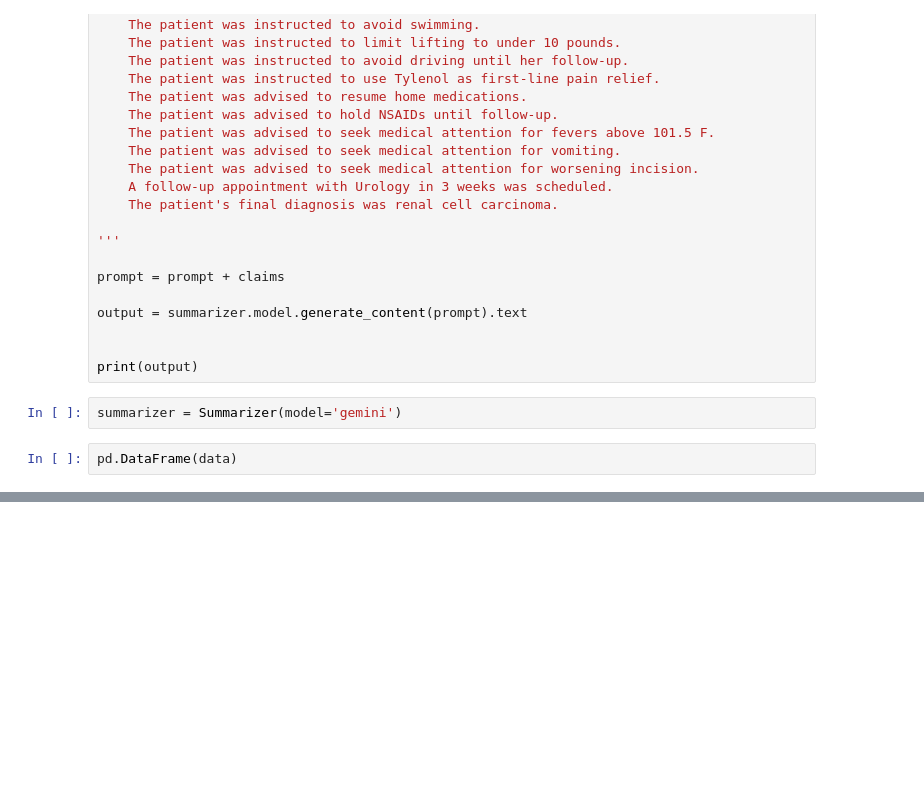
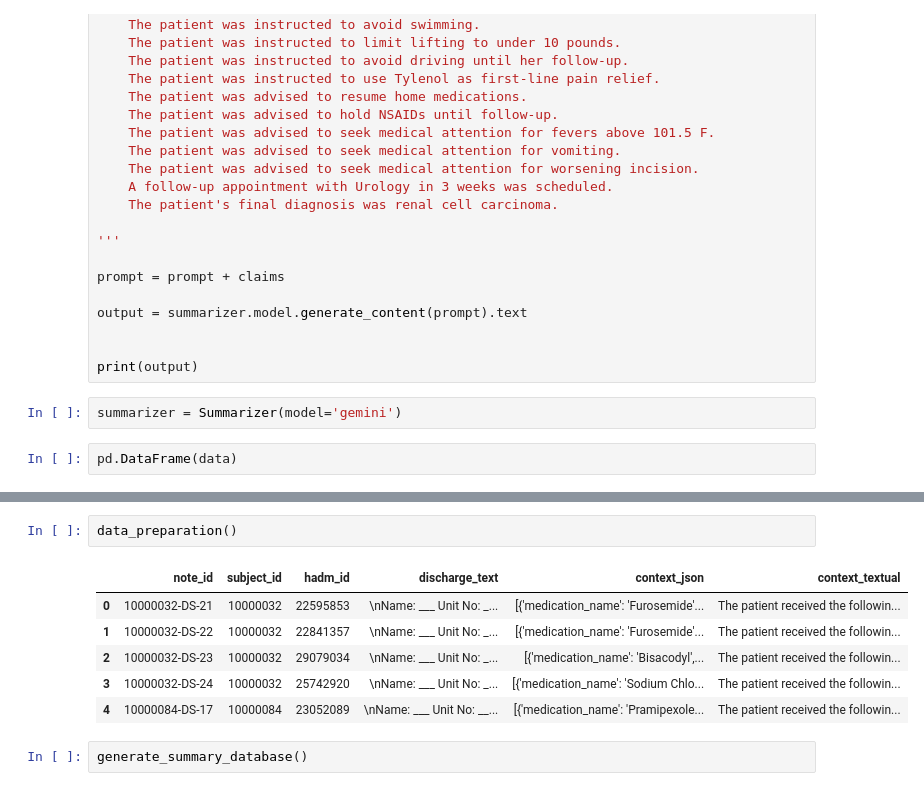
Before and after one commit to sandorscog/medical_summary_halucination, a Jupyter notebook: concept_testing/decomposition_judge_subpipeline.ipynb, the cells around one changed output, grey strips where cells are left out. Saved outputs shown, nothing was run; the diff lists cells and outputs as text; blank space fills up the shorter version.

```diff
--- a/concept_testing/decomposition_judge_subpipeline.ipynb
+++ b/concept_testing/decomposition_judge_subpipeline.ipynb
@@ -449,0 +753,11 @@ KeyboardInterrupt:
+# %%
+data_preparation()
+# %% [output]
+|  | note_id | subject_id | hadm_id | discharge_text | context_json | context_textual |
+| 0 | 10000032-DS-21 | 10000032 | 22595853 | \nName: ___ Unit No: _... | [{'medication_name': 'Furosemide'... | The patient received the followin... |
+| 1 | 10000032-DS-22 | 10000032 | 22841357 | \nName: ___ Unit No: _... | [{'medication_name': 'Furosemide'... | The patient received the followin... |
+| 2 | 10000032-DS-23 | 10000032 | 29079034 | \nName: ___ Unit No: _... | [{'medication_name': 'Bisacodyl',... | The patient received the followin... |
+| 3 | 10000032-DS-24 | 10000032 | 25742920 | \nName: ___ Unit No: _... | [{'medication_name': 'Sodium Chlo... | The patient received the followin... |
+| 4 | 10000084-DS-17 | 10000084 | 23052089 | \nName: ___ Unit No: __... | [{'medication_name': 'Pramipexole... | The patient received the followin... |
+# %%
+generate_summary_database()
```
Also changed, not shown: parts of 6 cells of this notebook, 4 other files.
